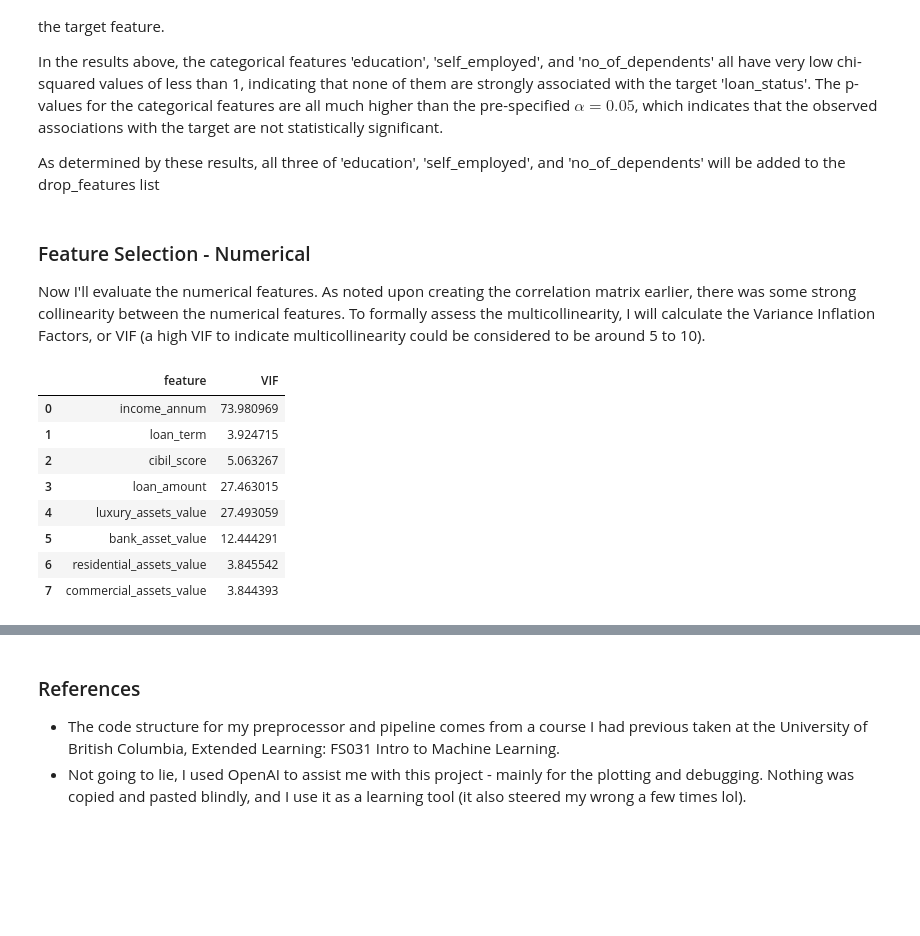
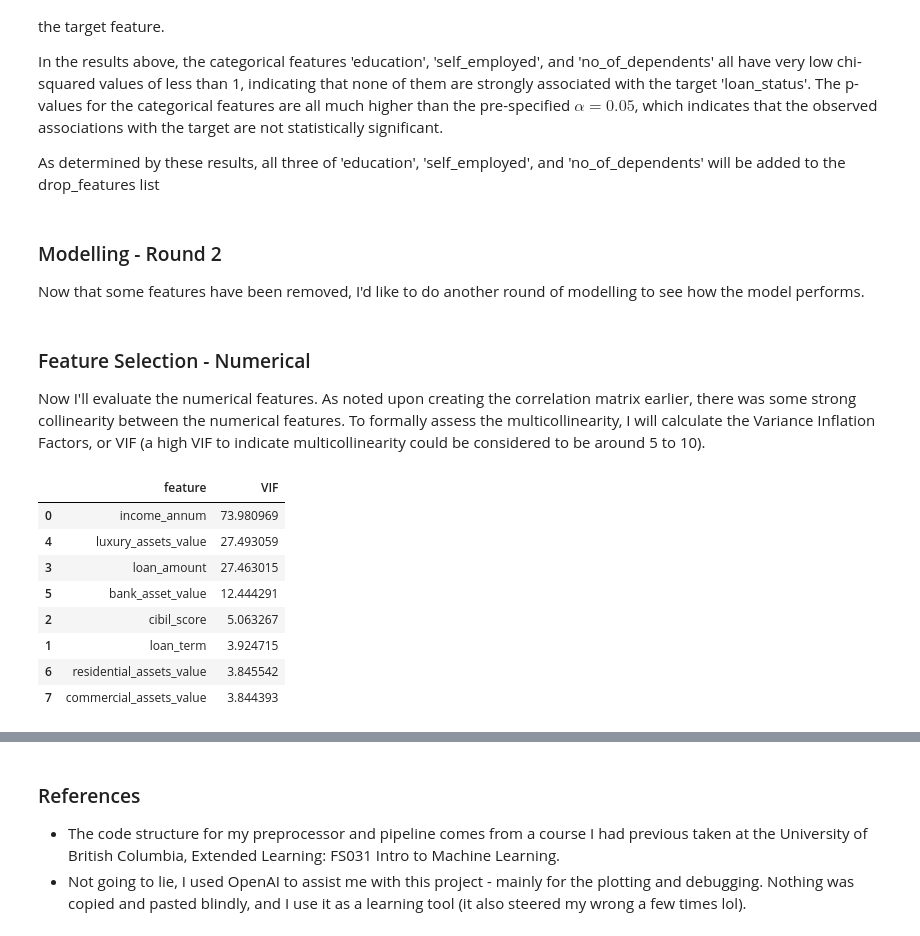
Before and after one commit to FleaBusyBeeBergs/dtsa5509, a Jupyter notebook: final-project.ipynb, the cells around one changed output, grey strips where cells are left out. Saved outputs shown, nothing was run; the diff lists cells and outputs as text; code cells hidden in the pictures; blank space fills up the shorter version.

```diff
--- a/final-project.ipynb
+++ b/final-project.ipynb
@@ -335,3 +337,7 @@ As determined by these results, all three of 'education', 'self_employed', and '
 # %%
 # add dropped feats
 drop_feats = ['loan_id', 'education', 'self_employed', 'no_of_dependents']
+# %% [markdown]
+### Modelling - Round 2
+
+Now that some features have been removed, I'd like to do another round of modelling to see how the model performs.
@@ -342,19 +390,19 @@ Now I'll evaluate the numerical features. As noted upon creating the correlation
 # %%
 # df for results
 vif_data = pd.DataFrame()
 vif_data['feature'] = X_train[numeric_feats].columns
 
 # vif for each feat
 vif_data['VIF'] = [variance_inflation_factor(X_train[numeric_feats].values, i) for i in range(len(X_train[numeric_feats].columns))]
 
-vif_data
+vif_data.sort_values(by = 'VIF', ascending = False)
 # %% [output]
 |  | feature | VIF |
 | 0 | income_annum | 73.980969 |
+| 4 | luxury_assets_value | 27.493059 |
+| 3 | loan_amount | 27.463015 |
+| 5 | bank_asset_value | 12.444291 |
+| 2 | cibil_score | 5.063267 |
 | 1 | loan_term | 3.924715 |
-| 2 | cibil_score | 5.063267 |
-| 3 | loan_amount | 27.463015 |
-| 4 | luxury_assets_value | 27.493059 |
-| 5 | bank_asset_value | 12.444291 |
 | 6 | residential_assets_value | 3.845542 |
 | 7 | commercial_assets_value | 3.844393 |
```
Also changed, not shown: parts of 15 cells of this notebook.
